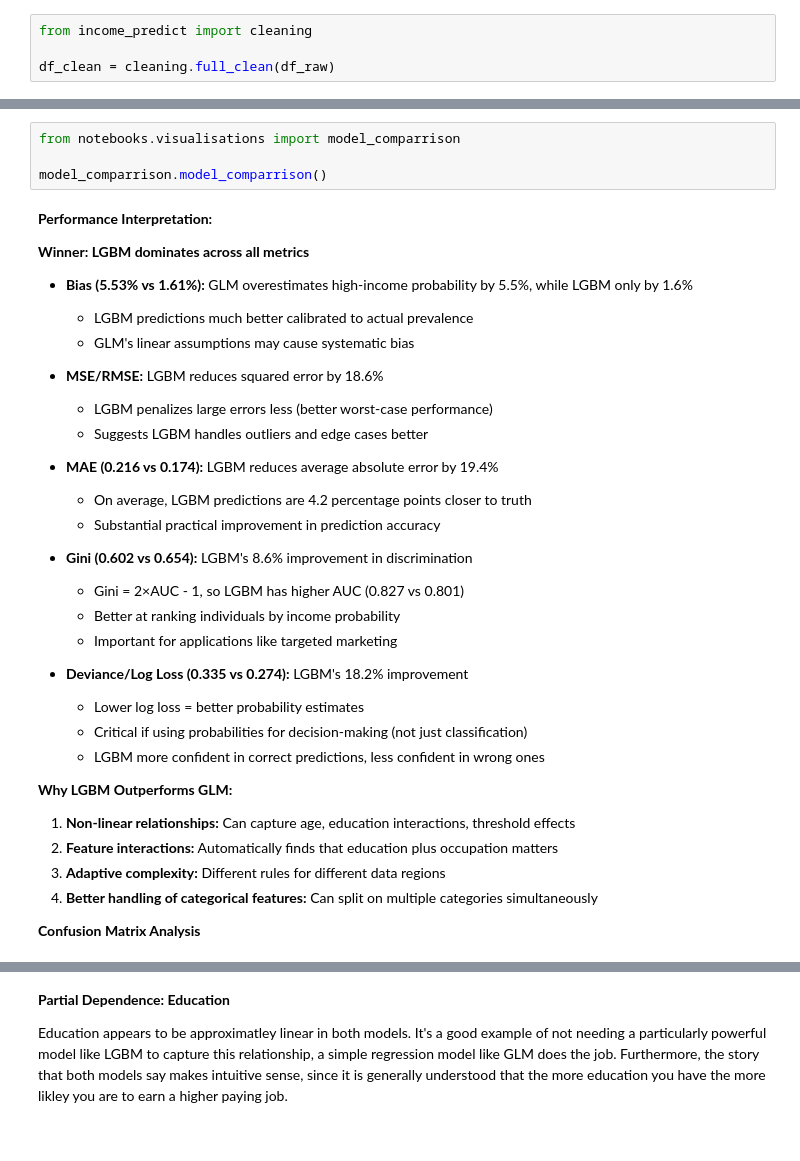
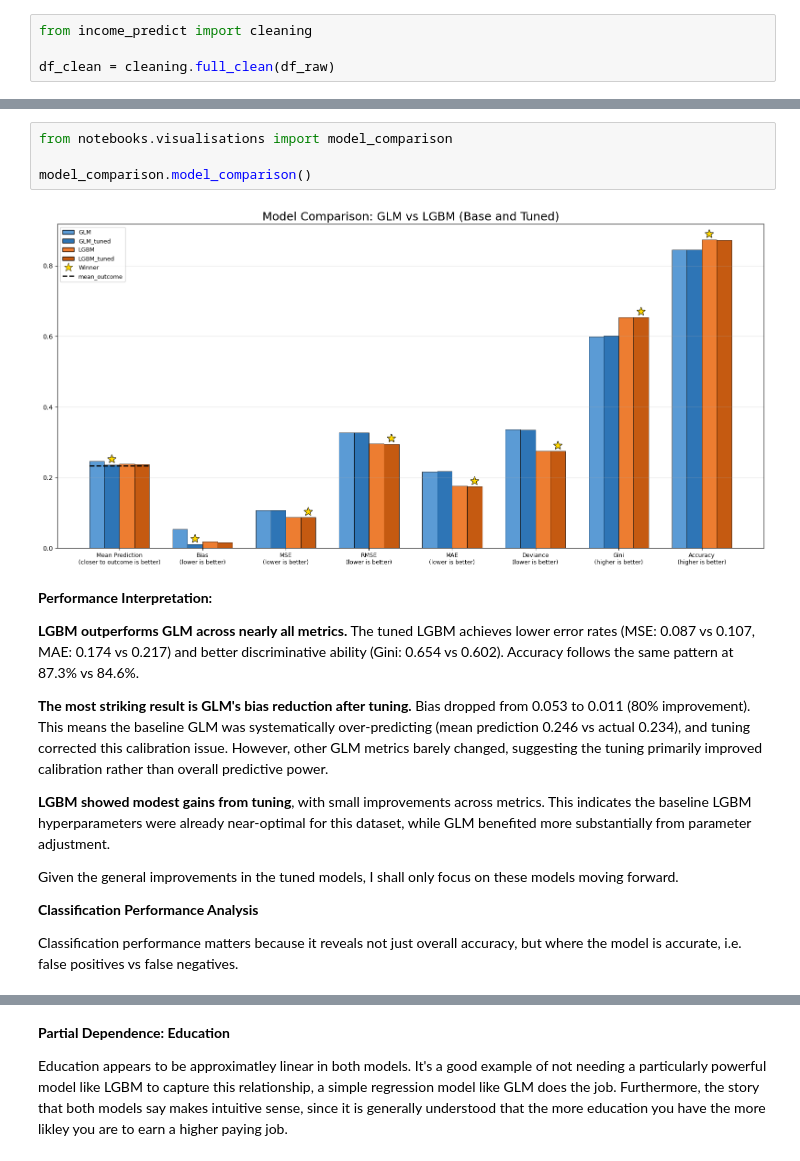
Before and after one commit to caitpj/d100_d400_income_predict, a Jupyter notebook: src/notebooks/final_report.ipynb, the cells around one changed output, grey strips where cells are left out. Saved outputs shown, nothing was run; the diff lists cells and outputs as text.

```diff
--- a/src/notebooks/final_report.ipynb
+++ b/src/notebooks/final_report.ipynb
@@ -353,41 +234,23 @@ Metric Selection and Rationale:
 # %%
-from notebooks.visualisations import model_comparrison
+from notebooks.visualisations import model_comparison
 
-model_comparrison.model_comparrison()
+model_comparison.model_comparison()
+# %% [output]
+[figure, added]
 # %% [markdown]
 **Performance Interpretation:**
 
-**Winner: LGBM dominates across all metrics**
+**LGBM outperforms GLM across nearly all metrics.** The tuned LGBM achieves lower error rates (MSE: 0.087 vs 0.107, MAE: 0.174 vs 0.217) and better discriminative ability (Gini: 0.654 vs 0.602). Accuracy follows the same pattern at 87.3% vs 84.6%.
 
-- **Bias (5.53% vs 1.61%):** GLM overestimates high-income probability by 5.5%, while LGBM only by 1.6%
-  - LGBM predictions much better calibrated to actual prevalence
-  - GLM's linear assumptions may cause systematic bias
+**The most striking result is GLM's bias reduction after tuning.** Bias dropped from 0.053 to 0.011 (80% improvement). This means the baseline GLM was systematically over-predicting (mean prediction 0.246 vs actual 0.234), and tuning corrected this calibration issue. However, other GLM metrics barely changed, suggesting the tuning primarily improved calibration rather than overall predictive power.
 
-- **MSE/RMSE:** LGBM reduces squared error by 18.6%
-  - LGBM penalizes large errors less (better worst-case performance)
-  - Suggests LGBM handles outliers and edge cases better
+**LGBM showed modest gains from tuning**, with small improvements across metrics. This indicates the baseline LGBM hyperparameters were already near-optimal for this dataset, while GLM benefited more substantially from parameter adjustment.
 
-- **MAE (0.216 vs 0.174):** LGBM reduces average absolute error by 19.4%
-  - On average, LGBM predictions are 4.2 percentage points closer to truth
-  - Substantial practical improvement in prediction accuracy
+Given the general improvements in the tuned models, I shall only focus on these models moving forward.
 
-- **Gini (0.602 vs 0.654):** LGBM's 8.6% improvement in discrimination
-  - Gini = 2×AUC - 1, so LGBM has higher AUC (0.827 vs 0.801)
-  - Better at ranking individuals by income probability
-  - Important for applications like targeted marketing
+**Classification Performance Analysis**
 
-- **Deviance/Log Loss (0.335 vs 0.274):** LGBM's 18.2% improvement
-  - Lower log loss = better probability estimates
-  - Critical if using probabilities for decision-making (not just classification)
-  - LGBM more confident in correct predictions, less confident in wrong ones
-
-**Why LGBM Outperforms GLM:**
-1. **Non-linear relationships:** Can capture age, education interactions, threshold effects
-2. **Feature interactions:** Automatically finds that education plus occupation matters
-3. **Adaptive complexity:** Different rules for different data regions
-4. **Better handling of categorical features:** Can split on multiple categories simultaneously
-
-**Confusion Matrix Analysis**
+Classification performance matters because it reveals not just overall accuracy, but where the model is accurate, i.e. false positives vs false negatives.
 # %%
 from notebooks.visualisations import confusion_matrix
 
```
Also changed, not shown: parts of 21 cells of this notebook, 3 other files.
